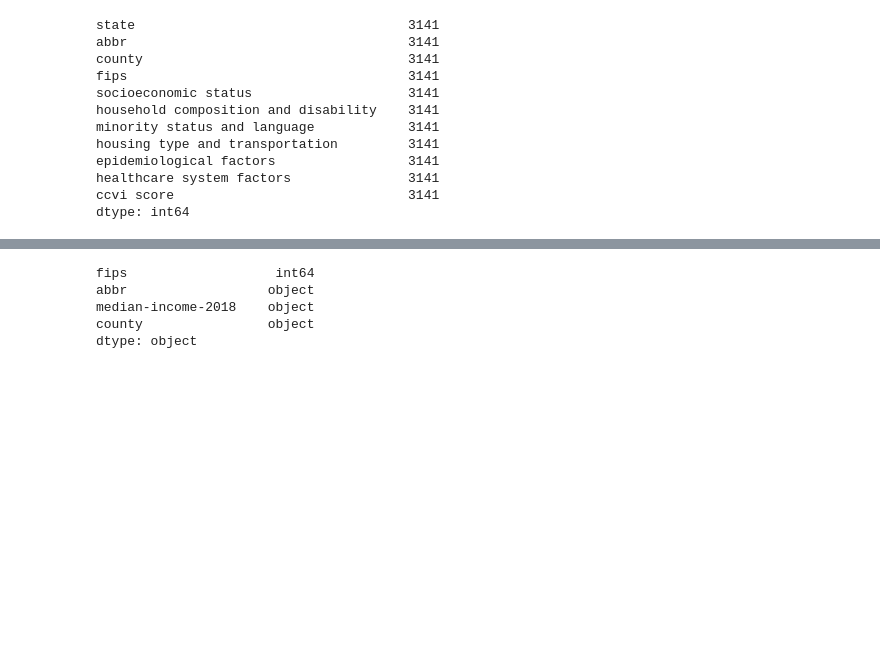
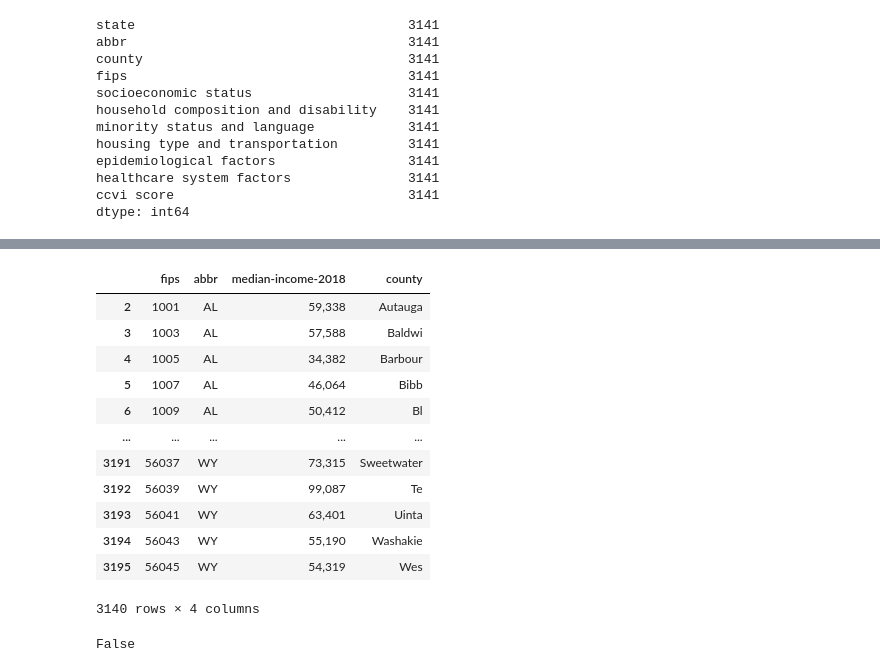
Before and after one commit to kpessa/project-2, a Jupyter notebook: data-cleaning/cleaning.ipynb, the cells around one changed output, grey strips where cells are left out. Cells and saved outputs as stored; diff of their text form; code cells hidden in the pictures; blank space fills up the shorter version.

```diff
--- a/data-cleaning/cleaning.ipynb
+++ b/data-cleaning/cleaning.ipynb
@@ -160,27 +137,37 @@ dtype: object
 # %%
 # Cleaning median income data
 income_df = med_income_df
 
 # Splitting county column into state and county
+
 income_df['state'] = income_df['county'].str.split(',').str[1]
 income_df['county_'] = income_df['county'].str.split(',').str[0]
 income_df = income_df.drop(['county'], axis=1)
 income_df = income_df.rename(columns = {'county_':'county'})
 
 # Drop Nulls
 income_df.dropna(inplace = True)
 income_df.count()
 
 # Drop state column to prevent future merging conflict
 income_df  = income_df.drop(['state'], axis=1 )
 
 # Removing unneeded characters
 income_df['county'] = income_df ['county'].str.strip(' County')
 
-income_df.dtypes
+# Final median income DF
+income_df
 # %% [output]
+|  | fips | abbr | median-income-2018 | county |
+| 2 | 1001 | AL | 59,338 | Autauga |
+| 3 | 1003 | AL | 57,588 | Baldwi |
+| 4 | 1005 | AL | 34,382 | Barbour |
+| 5 | 1007 | AL | 46,064 | Bibb |
+| 6 | 1009 | AL | 50,412 | Bl |
+| ... | ... | ... | ... | ... |
+| 3191 | 56037 | WY | 73,315 | Sweetwater |
+| 3192 | 56039 | WY | 99,087 | Te |
+| 3193 | 56041 | WY | 63,401 | Uinta |
+| 3194 | 56043 | WY | 55,190 | Washakie |
+| 3195 | 56045 | WY | 54,319 | Wes |
-fips                   int64
-abbr                  object
-median-income-2018    object
-county                object
-dtype: object
+3140 rows × 4 columns
@@ -189,0 +174,17 @@ dtype: object
+# %%
+# Cleaning of population data
+pop_df = population_df
+# Splitting county column into state and county
+pop_df['state'] = pop_df['county'].str.split(',').str[1]
+pop_df['county_'] = pop_df['county'].str.split(',').str[0]
+pop_df = pop_df.drop(['county'], axis=1)
+pop_df = pop_df.rename(columns = {'county_':'county'})
+
+# Removing unneeded characters
+pop_df['county'] = pop_df['county'].str.strip('.')
+pop_df['county'] = pop_df['county'].str.strip(' County')
+
+# Check for null values
+pop_df.isnull().values.any()
+# %% [output]
+False
```
Also changed, not shown: parts of 9 cells of this notebook.
